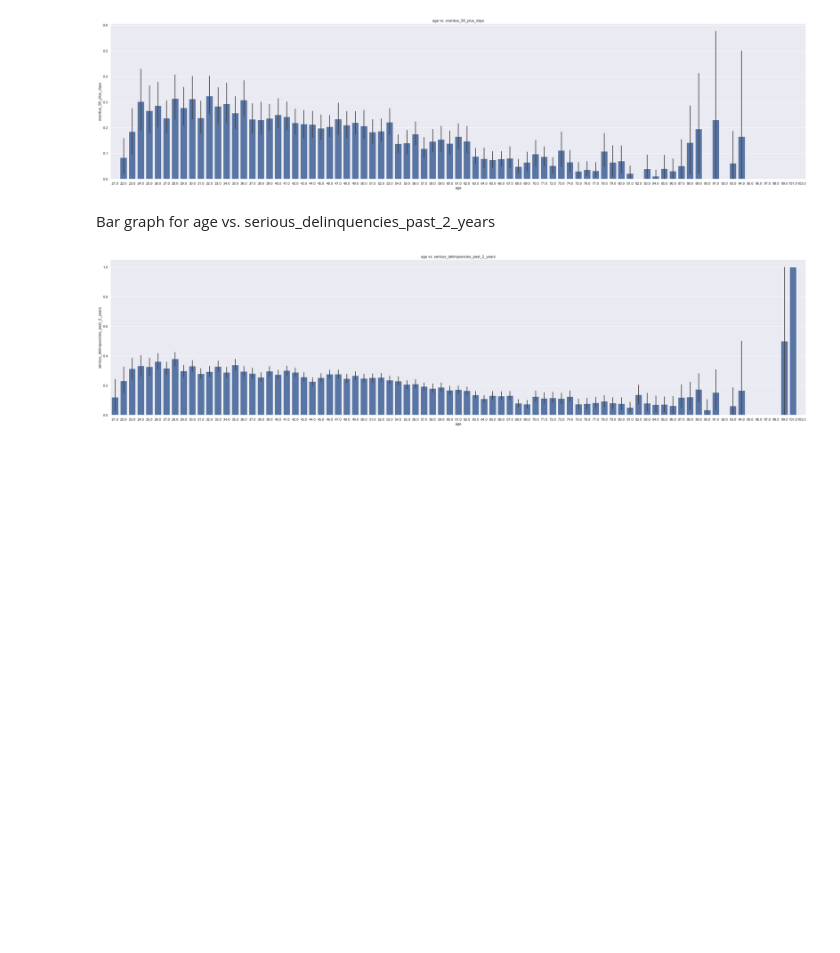
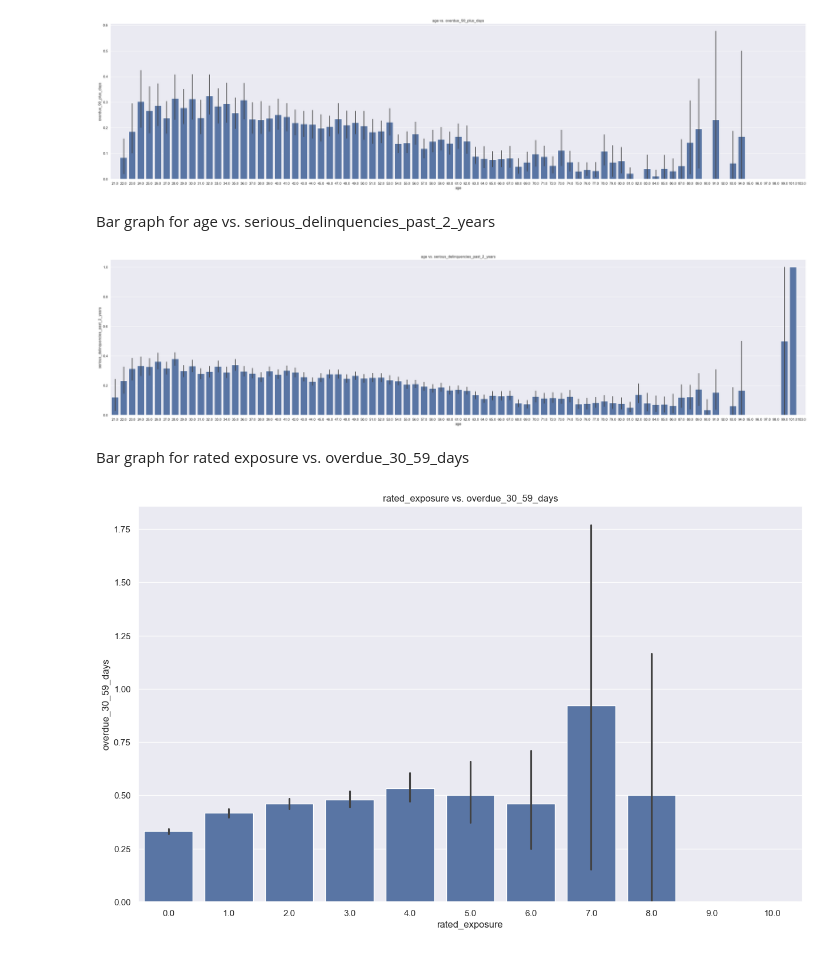
Before and after one commit to PESIII23/real-time-credit-risk-simulation, a Jupyter notebook: src/notebooks/credit_risk_analysis.ipynb, the cells around one changed output. Drawn from its saved outputs; the diff is of its cells as text; code cells hidden in the pictures; blank space fills up the shorter version.

```diff
--- a/src/notebooks/credit_risk_analysis.ipynb
+++ b/src/notebooks/credit_risk_analysis.ipynb
@@ -134,7 +134,7 @@ if file_path.exists():
     Plots.plot_age_range_comparison_avg(df_custom, 'age', 'serious_delinquencies_past_2_years')
 
     """Pie Graphs (Custom)"""
-    Plots.plot_age_ranges(df_custom, df_custom.columns[0], title='% of Age Ranges')
+    Plots.plot_age_ranges(df_custom, 'age', title='% of Age Ranges')
 
     """Bar Graphs (Custom)"""
     Plots.plot_days_overdue_counts(df_custom, 'overdue_30_59_days', x_label='# of Overdue 30-59 Days', y_label='# of People')
@@ -256,3 +248,18 @@ sns.barplot(x=df['age'], y=df['serious_delinquencies_past_2_years'])
 plt.show()
 # %% [output]
 [figure]
+# %% [markdown]
+Bar graph for rated exposure vs. overdue_30_59_days
+# %%
+# -----------------------------
+# Recommended EDA of the final DataFrame
+# -----------------------------
+
+"""More Types of Visualizations (cont.)"""
+plt.figure(figsize=(15,9))
+plt.title('rated_exposure vs. overdue_30_59_days')
+plt.xlabel('rated_exposure')
+sns.barplot(x=df['rated_exposure'], y=df['overdue_30_59_days'])
+plt.show()
+# %% [output]
+[figure, added]
```
Also changed, not shown: parts of 18 cells of this notebook.
